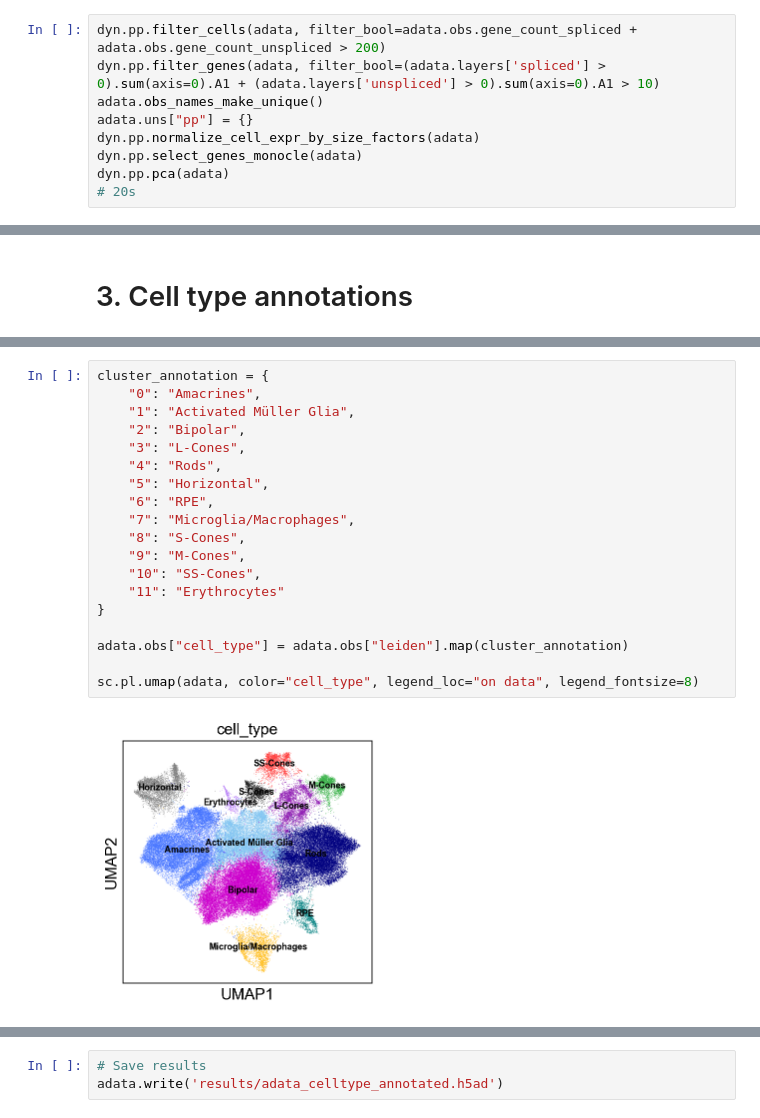
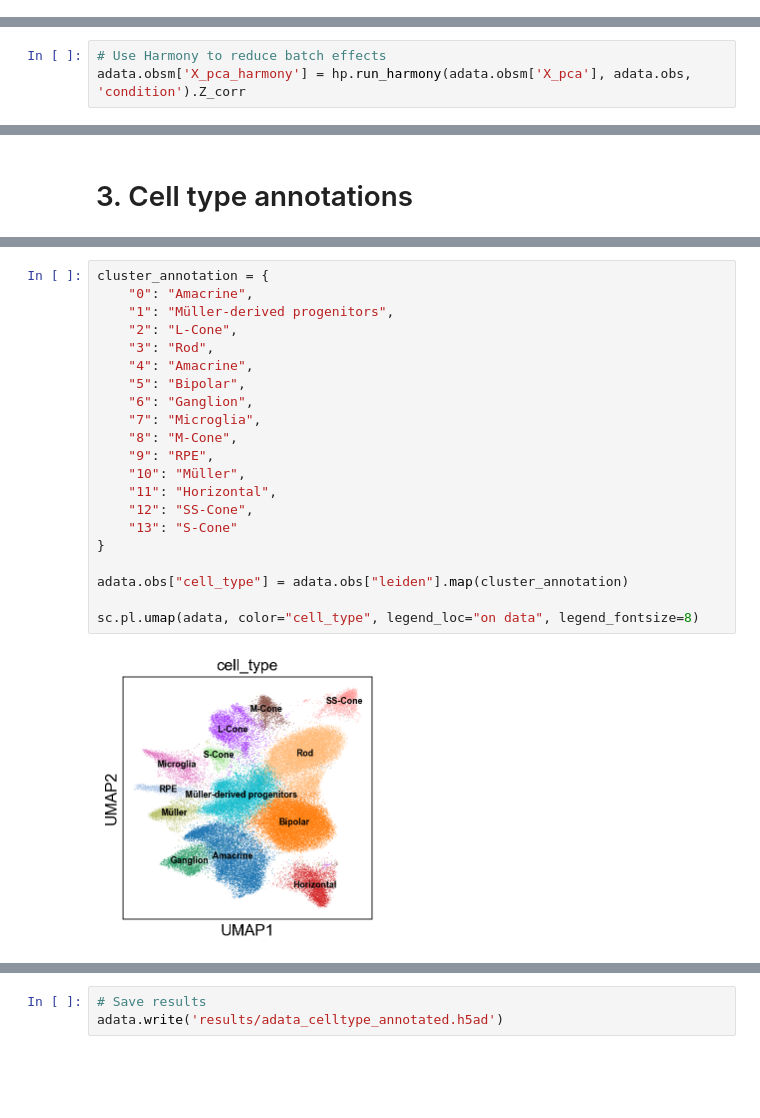
Before and after one commit to MarikaAbe/ancestors, a Jupyter notebook: 1_celltype_annotations.ipynb, the cells around one changed output, grey strips where cells are left out. Drawn from its saved outputs; the diff is of its cells as text; blank space fills up the shorter version.

Commit message:
Monocle preprocessing & batch correction

```diff
--- a/1_celltype_annotations.ipynb
+++ b/1_celltype_annotations.ipynb
@@ -97,12 +81,3 @@ Concatenated adata: AnnData object with n_obs × n_vars = 101764 × 25404
     layers: 'spliced', 'unspliced'
 # %% [markdown]
 # 2. Preprocessing
-# %%
-dyn.pp.filter_cells(adata, filter_bool=adata.obs.gene_count_spliced + adata.obs.gene_count_unspliced > 200)
-dyn.pp.filter_genes(adata, filter_bool=(adata.layers['spliced'] > 0).sum(axis=0).A1 + (adata.layers['unspliced'] > 0).sum(axis=0).A1 > 10)
-adata.obs_names_make_unique()
-adata.uns["pp"] = {}
-dyn.pp.normalize_cell_expr_by_size_factors(adata)
-dyn.pp.select_genes_monocle(adata)
-dyn.pp.pca(adata)
-# 20s
@@ -119,0 +105,3 @@ AnnData object with n_obs × n_vars = 99641 × 25404
+# %%
+# Use Harmony to reduce batch effects
+adata.obsm['X_pca_harmony'] = hp.run_harmony(adata.obsm['X_pca'], adata.obs, 'condition').Z_corr
@@ -169,21 +184,23 @@ DEG.head(30)
 # %%
 cluster_annotation = {
-    "0": "Amacrines",
-    "1": "Activated Müller Glia",
-    "2": "Bipolar",
-    "3": "L-Cones",
-    "4": "Rods",
-    "5": "Horizontal",
-    "6": "RPE",
-    "7": "Microglia/Macrophages",
-    "8": "S-Cones",
-    "9": "M-Cones",
-    "10": "SS-Cones",
-    "11": "Erythrocytes"
+    "0": "Amacrine",
+    "1": "Müller-derived progenitors",
+    "2": "L-Cone",
+    "3": "Rod",
+    "4": "Amacrine",
+    "5": "Bipolar",
+    "6": "Ganglion",
+    "7": "Microglia",
+    "8": "M-Cone",
+    "9": "RPE",
+    "10": "Müller",
+    "11": "Horizontal",
+    "12": "SS-Cone",
+    "13": "S-Cone"
 }
 
 adata.obs["cell_type"] = adata.obs["leiden"].map(cluster_annotation)
 
 sc.pl.umap(adata, color="cell_type", legend_loc="on data", legend_fontsize=8)
 # %% [output]
-[figure, old version]
+[figure, new version]
```
Also changed, not shown: parts of 17 cells of this notebook.
